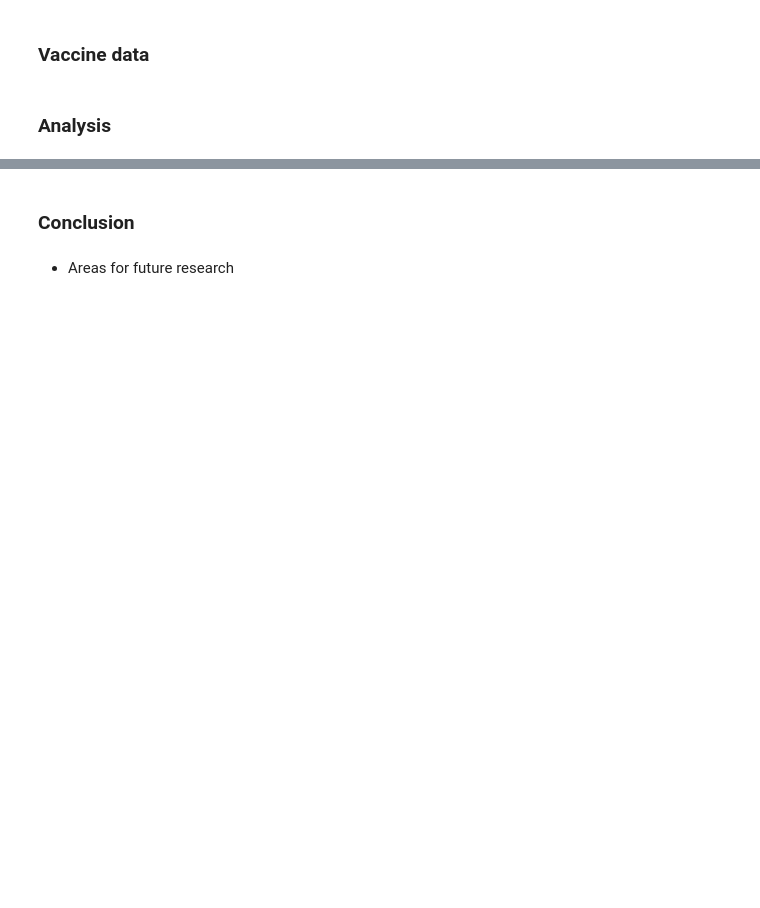
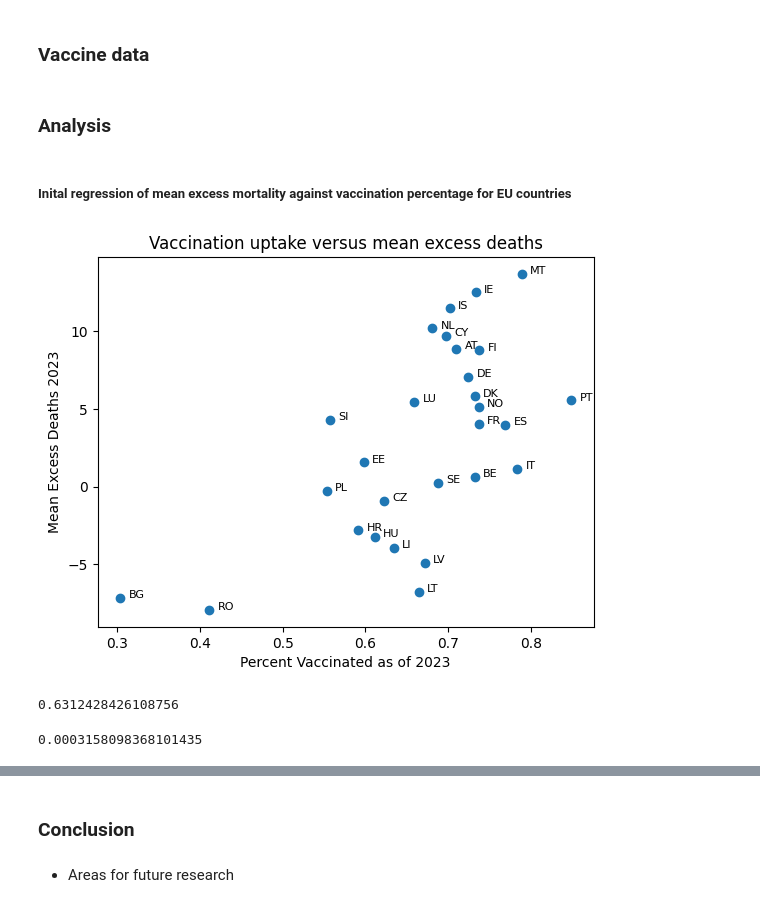
Before and after one commit to lisds/excess-deaths, a Jupyter notebook: Write_Up.ipynb, the cells around one changed output, grey strips where cells are left out. Drawn from its saved outputs; the diff is of its cells as text; code cells hidden in the pictures; blank space fills up the shorter version.

Commit message:
Adding initial regression plot to write up

```diff
--- a/Write_Up.ipynb
+++ b/Write_Up.ipynb
@@ -21,3 +33,29 @@ This project aims to investigate excess mortalit EU excess death since covid-19
 ### Vaccine data
 # %% [markdown]
 ### Analysis
+# %% [markdown]
+##### Inital regression of mean excess mortality against vaccination percentage for EU countries
+# %%
+import matplotlib.pyplot as plt
+
+import first_regression
+plt.scatter(first_regression.merged[0],first_regression.merged['Mean 2023'])
+
+for i in range(len(first_regression.merged)):
+    plt.text(first_regression.merged[0][i] + 0.01, first_regression.merged['Mean 2023'][i], first_regression.merged['ReportingCountry'][i], fontsize=8)
+
+plt.xlabel('Percent Vaccinated as of 2023')
+plt.ylabel('Mean Excess Deaths 2023')
+plt.title('Vaccination uptake versus mean excess deaths')
+
+plt.show()
+# %% [output]
+[figure, added]
+# %%
+first_regression.regression.rvalue
+# %% [output]
+0.6312428426108756
+# %%
+first_regression.regression.pvalue
+# %% [output]
+0.0003158098368101435
```
Also changed, not shown: parts of 8 cells of this notebook.
